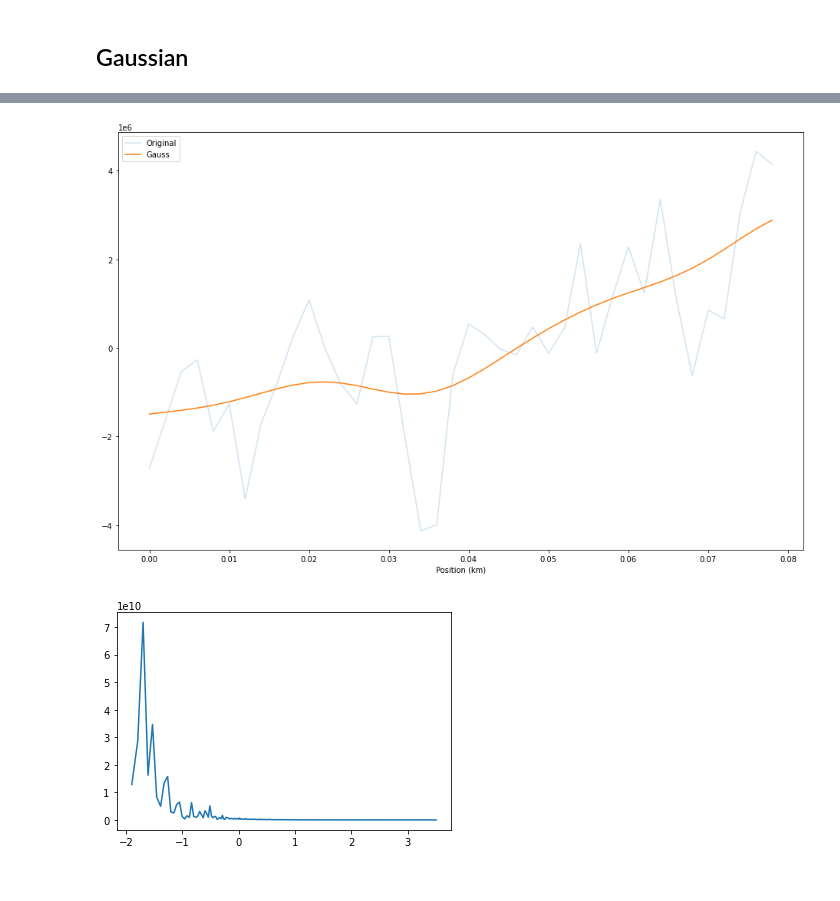
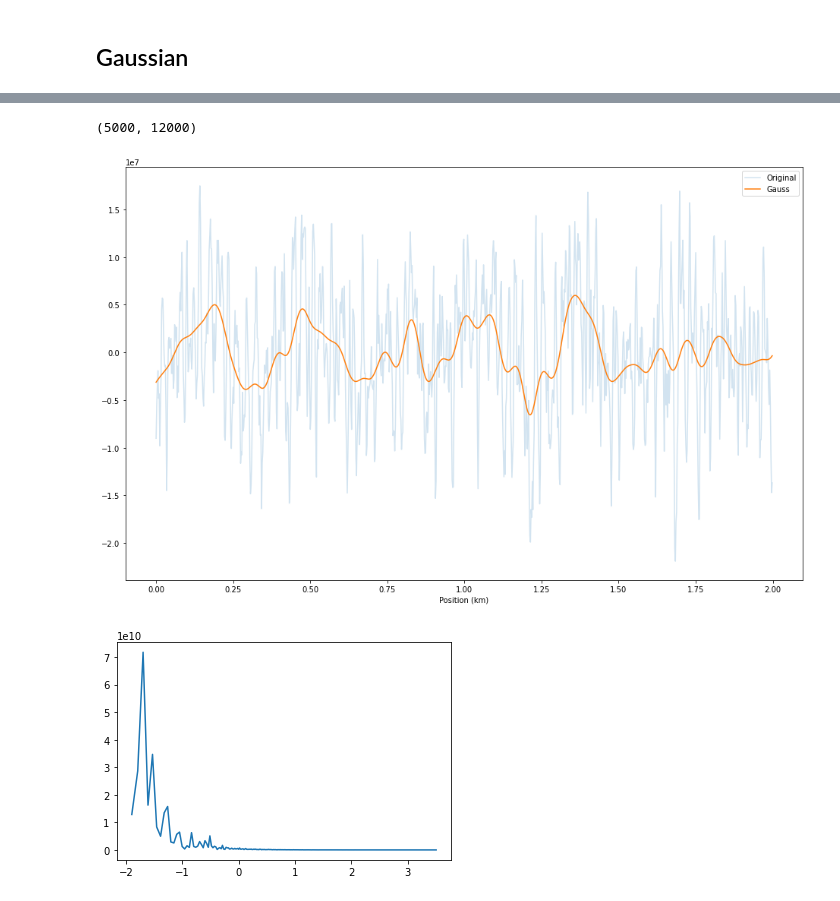
Before and after one commit to Laurd11/sindy-das-new, a Jupyter notebook: pre-processing.ipynb, the cells around one changed output, grey strips where cells are left out. Drawn from its saved outputs; the diff is of its cells as text; code cells hidden in the pictures.

```diff
--- a/pre-processing.ipynb
+++ b/pre-processing.ipynb
@@ -35,8 +48,8 @@ The spatial sampling interval is  2.0419047 m.
 # %%
 sliced_data = data[7500:12500,:]
 # %%
-def gauss_lr(q):
-    return localreg(np.arange(size_val).reshape(-1,1).astype(np.float64),q, degree=0, weight_matr=weight_matr,ind_list=incl_list)
+# def gauss_lr(q):
+#     return localreg(np.arange(size_val).reshape(-1,1).astype(np.float64),q, degree=0, weight_matr=weight_matr,ind_list=incl_list)
 # %%
 smoothed_dat = np.zeros(sliced_data.shape)
 for i in tqdm(range(sliced_data.shape[1])):
@@ -50,7 +63,7 @@ def kernel(t):
     res = (1/np.sqrt(2*np.pi))*np.exp(-0.5*t**2)
     return res
 # %%
-radius = 4
+radius = 10
 size_val = 5000#sliced_data.shape[0]
 x0 = np.arange(size_val).reshape(-1,1)
 
@@ -83,8 +79,8 @@ NotebookApp.rate_limit_window=3.0 (secs)
 # %%
 path = "/data/data2/south-data-ejm/hdd/South-C1-LR-95km-P1kHz-GL50m-SP2m-FS200Hz_2021-11-01T16_09_15-0700/"
 
-for i in np.arange(1):
-    file = "South-C1-LR-95km-P1kHz-GL50m-SP2m-FS200Hz_2021-11-01T231"+str(i)+"14Z.h5"
+for i in np.arange(4):
+    file = "South-C1-LR-95km-P1kHz-GL50m-SP2m-FS200Hz_2021-11-01T233"+str(i+5)+"14Z.h5"
     f = h5py.File(path+file, 'r')
     data = f['Acquisition']['Raw[0]']['RawData'][:, :].astype('int64')
 #     timestamp = f['Acquisition']['Raw[0]']['RawDataTime'][:] / 1000000
@@ -95,4 +91,4 @@ for i in np.arange(1):
     smoothed_dat = np.zeros(sliced_data.shape)
     for i in tqdm(range(sliced_data.shape[1])):
         smoothed_dat[:,i] = gauss_lr(i)
-    np.save('/home/ldoyle/notebooks/rad_4_smooth_data/gaussian_smoothed_channels_7500_12500_'+file[:-3]+'.npy', smoothed_dat)
+    np.save('/home/ldoyle/notebooks/rad_10_smooth_data/gaussian_smoothed_channels_7500_12500_'+file[:-3]+'.npy', smoothed_dat)
@@ -99,16 +108,20 @@ for i in np.arange(1):
 # %%
-np.save('/home/ldoyle/notebooks/rad_4_smooth_data/gaussian_smoothed_channels_7500_12500_'+file[:-3]+'.npy', smoothed_dat)
-# smoothed_dat = np.load('/home/ldoyle/notebooks/rad_4_smooth_data/gaussian_smoothed_channels_7500_12500_'+file[:-3]+'.npy')
+# np.save('/home/ldoyle/notebooks/rad_4_smooth_data/gaussian_smoothed_channels_7500_12500_'+file[:-3]+'.npy', smoothed_dat)
+smoothed_dat = np.load('/home/ldoyle/notebooks/rad_10_smooth_data/gaussian_smoothed_channels_7500_12500_South-C1-LR-95km-P1kHz-GL50m-SP2m-FS200Hz_2021-11-01T232514Z.npy')
+# %%
+smoothed_dat.shape
+# %% [output]
+(5000, 12000)
 # %%
 plt.figure(figsize=(16,10))
 # plt.plot((2/1000)*np.arange(1000), lp_dat[740,:1000], label="BP Filt")
-plt.plot((2/1000)*np.arange(40), data[7500:7540,740], label="Original", alpha=0.2)
-plt.plot((2/1000)*np.arange(40), smoothed_dat[:40,740],label="Gauss")
+plt.plot((2/1000)*np.arange(1000), data[7500:8500,467], label="Original", alpha=0.2)
+plt.plot((2/1000)*np.arange(1000), smoothed_dat[:1000,467],label="Gauss")
 plt.legend()
 plt.xlabel("Position (km)")
 plt.show()
 # %% [output]
-[figure, old version]
+[figure, new version]
 # %%
 N=12000
 yf1 = np.mean(fft(smoothed_dat),axis=0)
```
Also changed, not shown: parts of 15 cells of this notebook, 6 other files.
